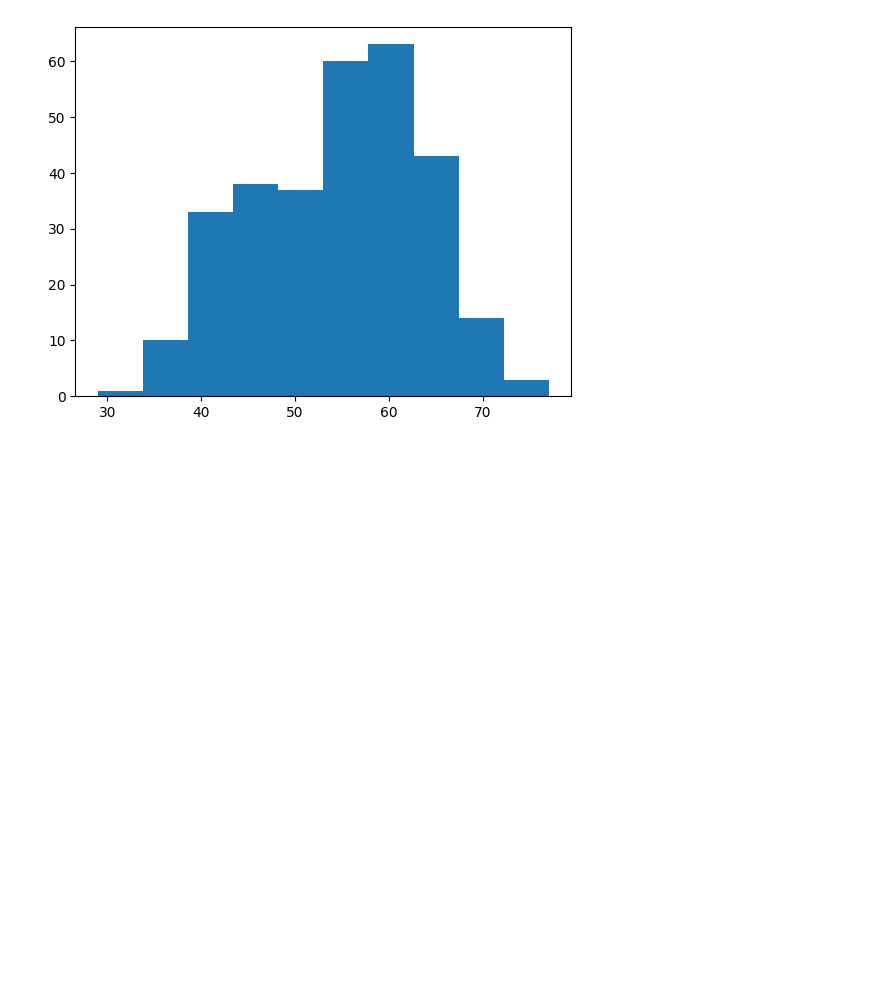
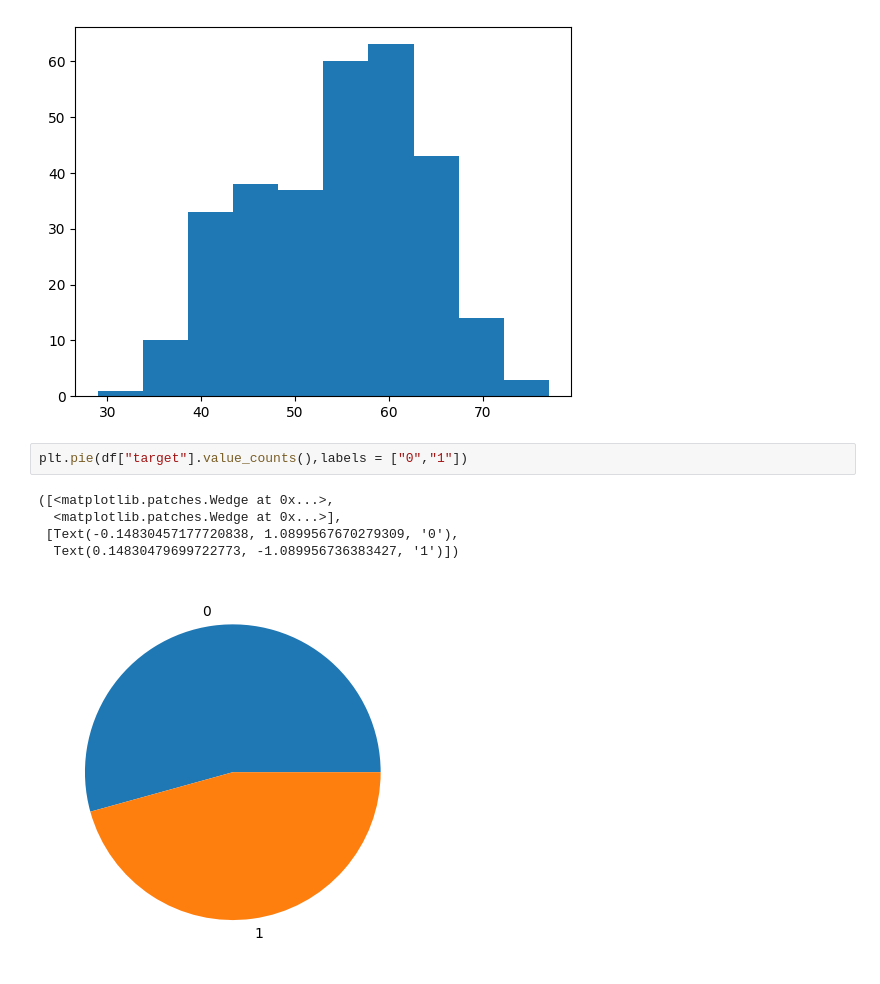
Before and after one commit to medisumeet/Heart-Disease-Prediction, a Jupyter notebook: heart-disease-prediction.ipynb, the cells around one changed output. Drawn from its saved outputs; the diff is of its cells as text; blank space fills up the shorter version.

```diff
--- a/heart-disease-prediction.ipynb
+++ b/heart-disease-prediction.ipynb
@@ -169,3 +169,11 @@ plt.hist(df["age"])
  array([29. , 33.8, 38.6, 43.4, 48.2, 53. , 57.8, 62.6, 67.4, 72.2, 77. ]),
  <BarContainer object of 10 artists>)
 [figure]
+# %%
+plt.pie(df["target"].value_counts(),labels = ["0","1"])
+# %% [output]
+([<matplotlib.patches.Wedge at 0x...>,
+  <matplotlib.patches.Wedge at 0x...>],
+ [Text(-0.14830457177720838, 1.0899567670279309, '0'),
+  Text(0.14830479699722773, -1.089956736383427, '1')])
+[figure, added]
```
Also changed, not shown: parts of 13 cells of this notebook.
